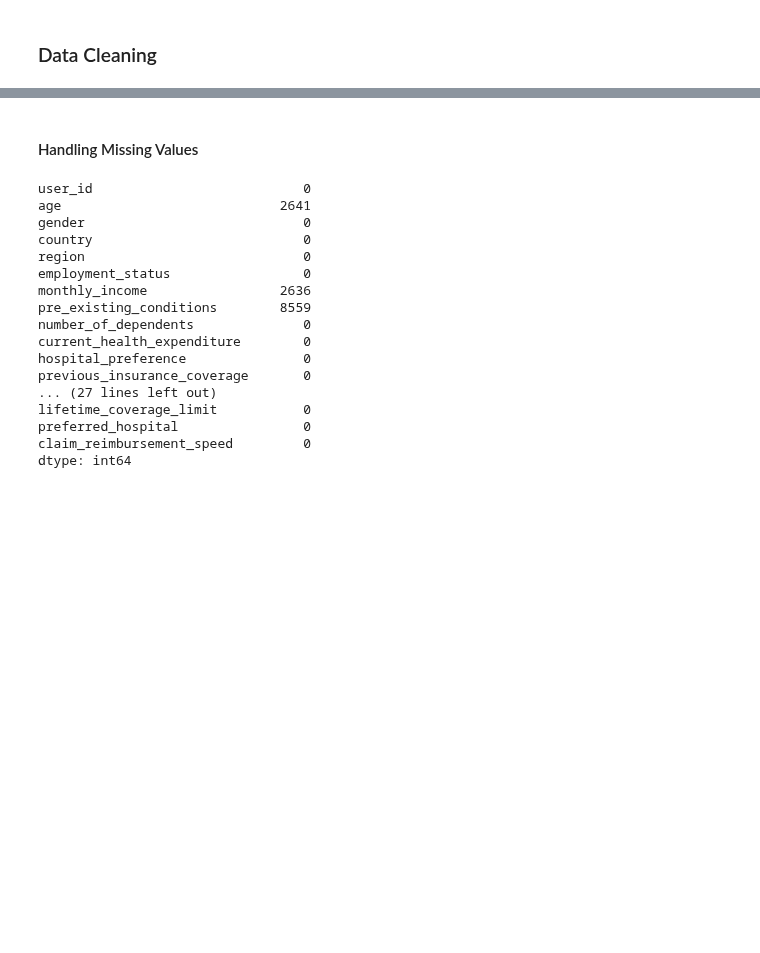
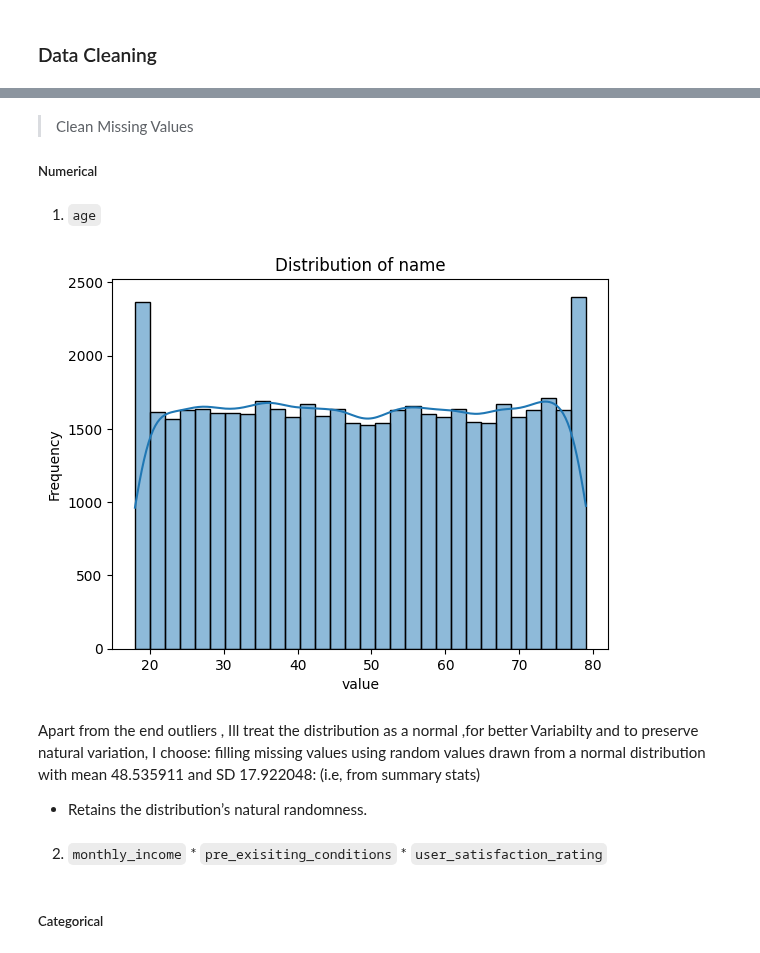
Before and after one commit to ruth-kitasi/Health-Insurance-Recommender-System, a Jupyter notebook: Notebooks/Mbego.ipynb, the cells around one changed output, grey strips where cells are left out. Drawn from its saved outputs; the diff is of its cells as text; code cells hidden in the pictures; blank space fills up the shorter version.

Commit message:
Handling missing values

```diff
--- a/Notebooks/Mbego.ipynb
+++ b/Notebooks/Mbego.ipynb
@@ -127,22 +156,22 @@ df.describe()
 # %% [markdown]
-#### Handling Missing Values
+> Clean Missing Values
+
+##### Numerical
-# %%
-df.isnull().sum()
-# %% [output]
-user_id                           0
-age                            2641
-gender                            0
-country                           0
-region                            0
-employment_status                 0
-monthly_income                 2636
-pre_existing_conditions        8559
-number_of_dependents              0
-current_health_expenditure        0
-hospital_preference               0
-previous_insurance_coverage       0
-... (27 lines left out)
-lifetime_coverage_limit           0
-preferred_hospital                0
-claim_reimbursement_speed         0
-dtype: int64
+# %% [markdown]
+1. `age`
+# %%
+import matplotlib.pyplot as plt
+import seaborn as sns
+
+sns.histplot(df['age'], bins =30, kde=True)
+
+plt.title('Distribution of name')
+plt.xlabel('value')
+plt.ylabel('Frequency')
+plt.show()
+# %% [output]
+[figure, added]
+# %% [markdown]
+Apart from the end outliers , Ill treat the distribution as a normal ,for better Variabilty and to preserve natural variation, I choose: filling missing values using random values drawn from a normal distribution with mean 48.535911 and SD 17.922048: (i.e, from summary stats)
+
+* Retains the distribution’s natural randomness.
@@ -148,0 +186,2 @@ dtype: int64
+# %% [markdown]
+2. `monthly_income` * `pre_exisiting_conditions` * `user_satisfaction_rating`
@@ -148,0 +197,2 @@ dtype: int64
+# %% [markdown]
+##### Categorical
```
Also changed, not shown: parts of 8 cells of this notebook.
